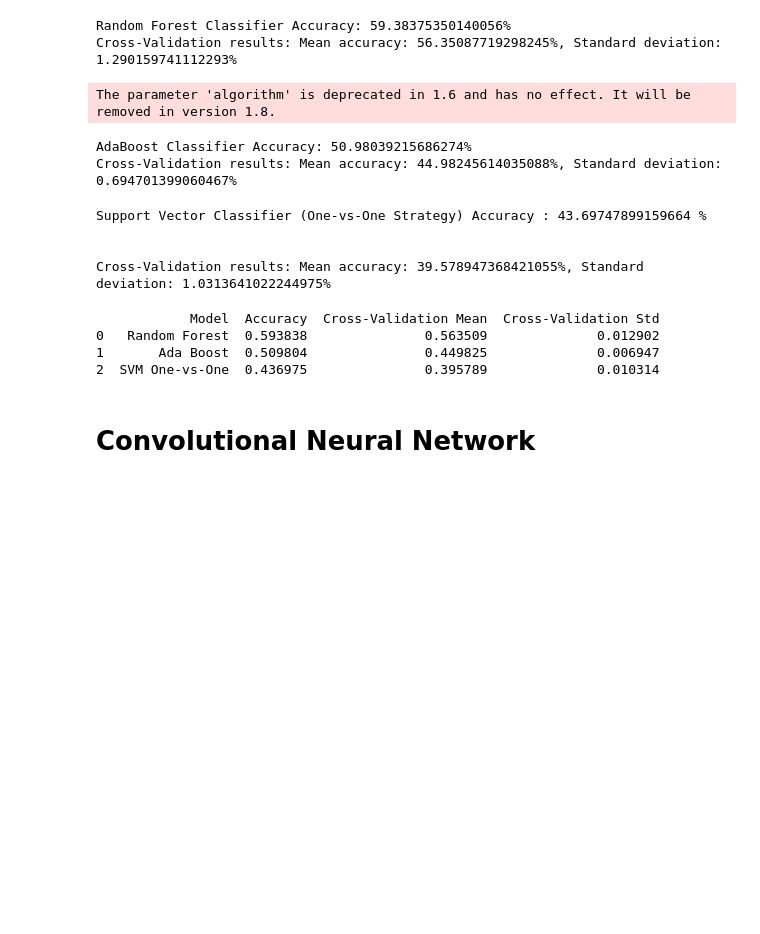
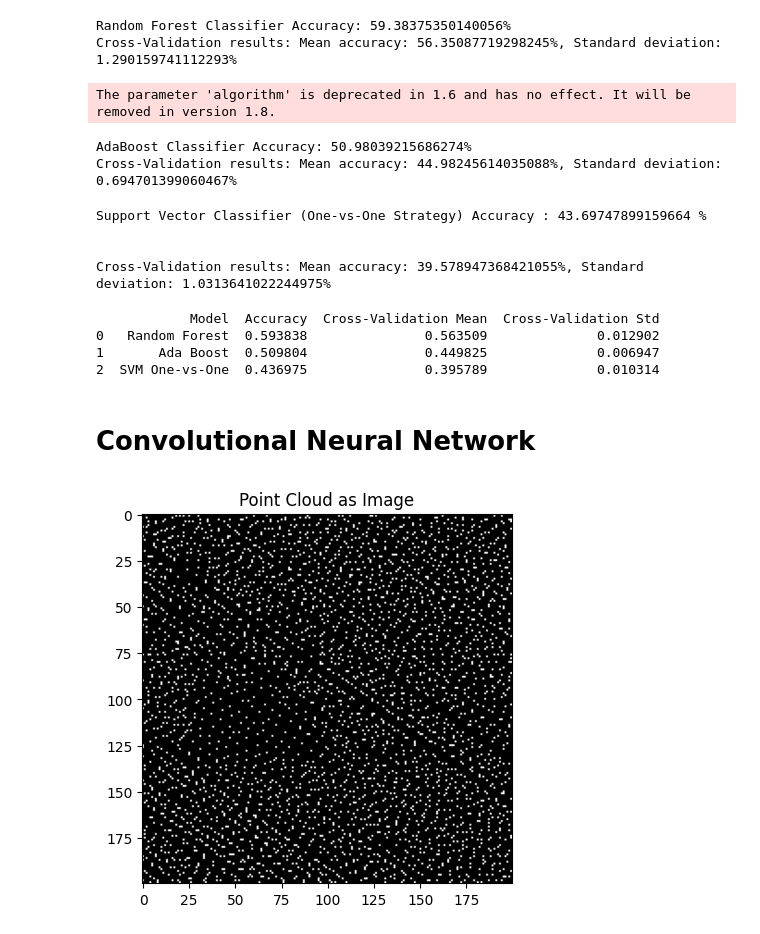
Before and after one commit to JonWes01/Road_Point_Cloud_Classification, a Jupyter notebook: road_point_cloud_classification.ipynb, the cells around one changed output. Drawn from its saved outputs; the diff is of its cells as text; code cells hidden in the pictures; blank space fills up the shorter version.

Commit message:
added road point cloud classification notebook

```diff
--- a/road_point_cloud_classification.ipynb
+++ b/road_point_cloud_classification.ipynb
@@ -227,7 +217,8 @@ def prepare_feature_vectors(dataset):
 # %%
 # Load all point clouds from each category
 labels = ["2lanes", "3lanes", "crossing", "split4lanes", "split6lanes", "transition"]
-dataset = load_point_clouds(labels)
+folder_path = "C:/Users/jonas/OneDrive/Dokumente/Studium/Master/SoSe 2025/Machine Learning for Civil Engineering/Group Project/4_Road_point_cloud_classification/dataset/"  # Adjust the folder path as needed
+dataset = load_point_clouds(labels, folder_path)  # Adjust the folder path as needed
 print(f"Loaded {len(dataset)} point clouds from {len(labels)} categories.")
 
 # Optionally visualize the first point cloud from each category
@@ -347,3 +338,76 @@ print(results)
 2  SVM One-vs-One  0.436975               0.395789              0.010314
 # %% [markdown]
 # Convolutional Neural Network
+# %%
+# --- Data Preparation for Deep Learning --- (Jonas)
+
+def prepare_dataset():
+    # Load all point clouds from each category
+    labels = ["2lanes", "3lanes", "crossing", "split4lanes", "split6lanes", "transition"]
+    dataset = load_point_clouds(labels)
+    # Prepare feature vectors and labels for convolutional neural networks
+    dataset = downsample_point_clouds(dataset)
+    X, y = prepare_feature_vectors(dataset)
+    # Perform a train-test-split
+    X_train, X_test, y_train, y_test = train_test_split(X, y, random_state=42)
+    # Reshape the data for convolutional neural networks
+    X_train = X_train.reshape(X_train.shape[0], 1, -1)
+    X_test = X_test.reshape(X_test.shape[0], 1, -1)
+    # Convert labels to one-hot encoding
+    num_classes = len(np.unique(y))
+    y_train = np.eye(num_classes)[y_train.astype(int)]
+    y_test = np.eye(num_classes)[y_test.astype(int)]
+    # Convert to PyTorch tensors
+    X_train_tensor = torch.tensor(X_train, dtype=torch.float32)
+    X_test_tensor = torch.tensor(X_test, dtype=torch.float32)
+    y_train_tensor = torch.tensor(y_train, dtype=torch.float32)
+    y_test_tensor = torch.tensor(y_test, dtype=torch.float32)
+    return X_train_tensor, X_test_tensor, y_train_tensor, y_test_tensor, num_classes
+
+def convert_pc_to_image(pc, img_size=(200, 200)):
+    """
+    Converts a point cloud to a 2D image representation.
+
+    Args:
+        pc (np.ndarray): Point cloud of shape (N, 3) or (N, >=3).
+        img_size (tuple): Size of the output image (height, width).
+
+    Returns:
+        np.ndarray: 2D image representation of the point cloud.
+    """
+    if pc.shape[1] < 3:
+        raise ValueError("Point cloud must have at least 3 columns (x, y, z).")
+
+    # Normalize the point cloud to fit within the image size
+    pc_normalized = (pc[:, :2] - np.min(pc[:, :2], axis=0)) / (np.max(pc[:, :2], axis=0) - np.min(pc[:, :2], axis=0))
+    pc_normalized *= img_size[0]  # Scale to image size
+
+    # Create an empty image
+    img = np.zeros(img_size)
+
+    # Fill the image with points from the point cloud
+    for point in pc_normalized:
+        x, y = int(point[0]), int(point[1])
+        if 0 <= x < img_size[0] and 0 <= y < img_size[1]:
+            img[x, y] = 1  # Set pixel value to 1 for the point
+
+    return img
+
+folder_path = "C:/Users/jonas/OneDrive/Dokumente/Studium/Master/SoSe 2025/Machine Learning for Civil Engineering/Group Project/4_Road_point_cloud_classification/dataset/"  # Adjust the folder path as needed
+dataset = load_point_clouds(labels, folder_path)
+img = convert_pc_to_image(dataset[10])
+#show the image
+plt.imshow(img, cmap='gray')
+plt.title("Point Cloud as Image")
+
+# Optionally visualize the first point cloud from each category
+for i, label in enumerate(labels):
+    if dataset:
+        img = convert_pc_to_image(dataset[i])
+        #show the image
+        plt.imshow(img, cmap='gray')
+        plt.title("Point Cloud as Image")
+    else:
+        print(f"No point clouds found for label: {label}")
+# %% [output]
+[figure, added]
```
Also changed, not shown: parts of 4 cells of this notebook.
